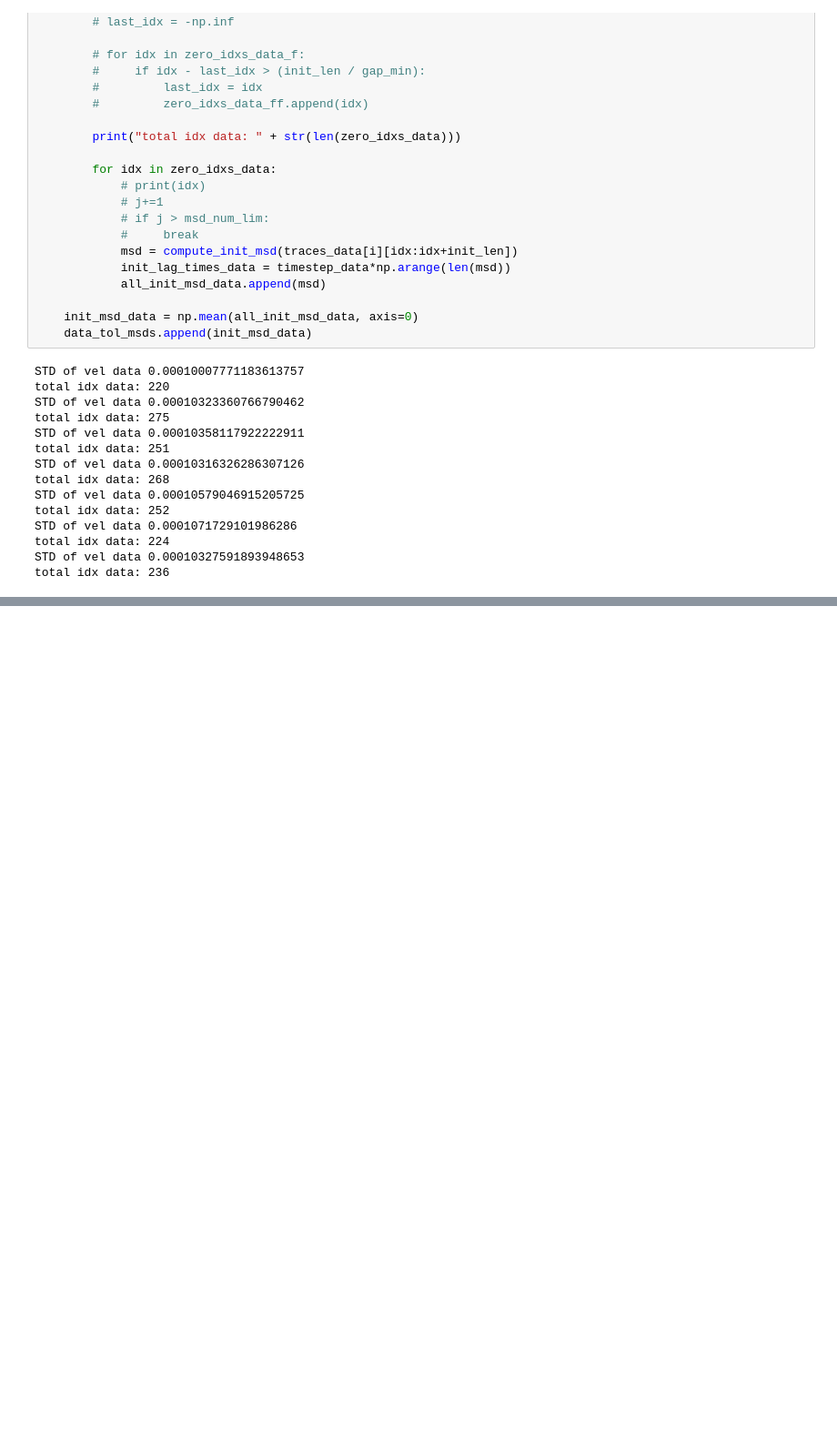
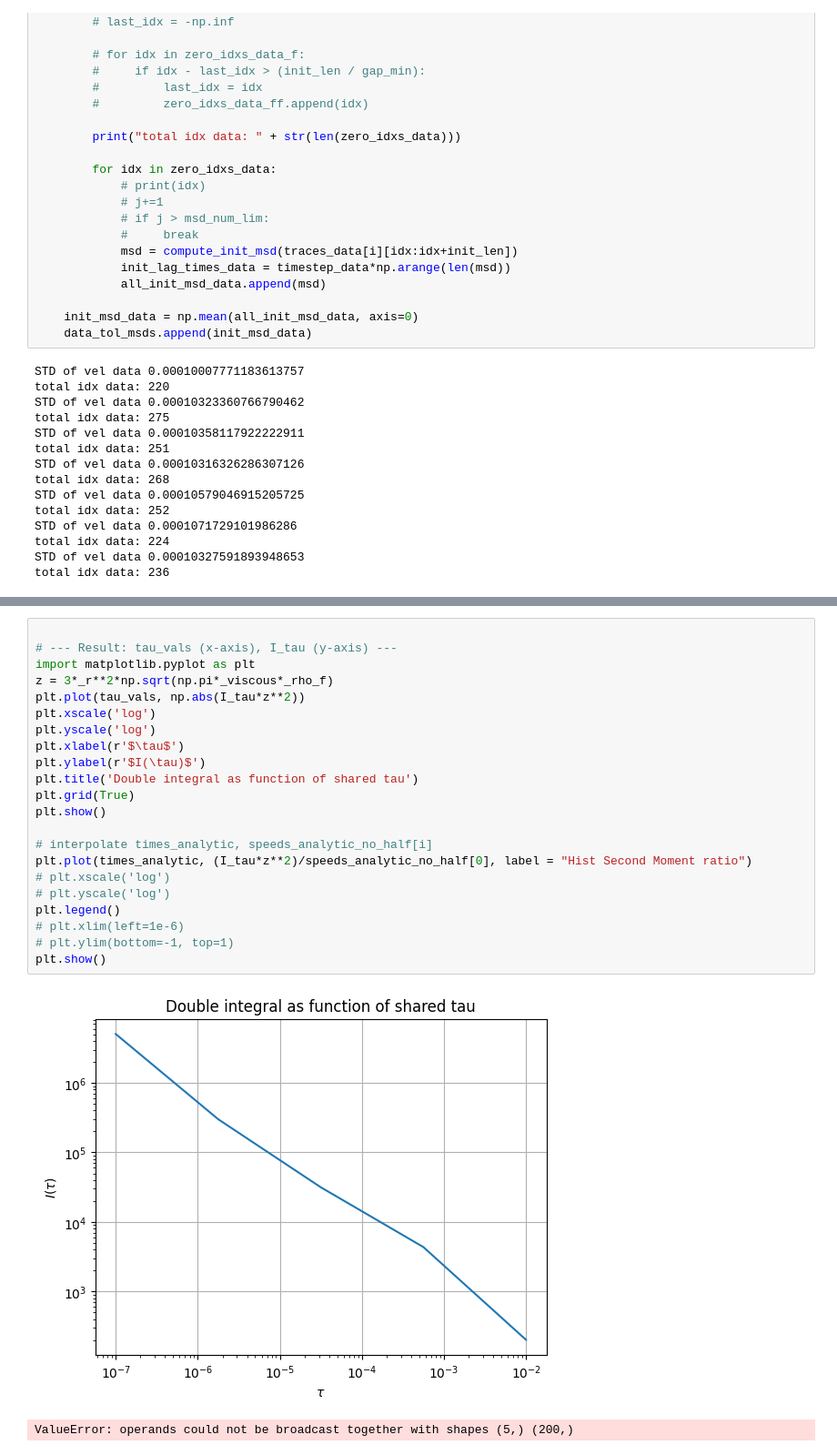
Before and after one commit to mcthumann/Brownian_Data_Analysis, a Jupyter notebook: polished_scripts/Analytical_Simulation_Data_Trio.ipynb, the cells around one changed output, grey strips where cells are left out. Shown at 91% size. Saved outputs shown, nothing was run; the diff lists cells and outputs as text; blank space fills up the shorter version.

```diff
--- a/polished_scripts/Analytical_Simulation_Data_Trio.ipynb
+++ b/polished_scripts/Analytical_Simulation_Data_Trio.ipynb
@@ -773,0 +793,25 @@ plt.show()
+# %%
+
+# --- Result: tau_vals (x-axis), I_tau (y-axis) ---
+import matplotlib.pyplot as plt
+z = 3*_r**2*np.sqrt(np.pi*_viscous*_rho_f)
+plt.plot(tau_vals, np.abs(I_tau*z**2))
+plt.xscale('log')
+plt.yscale('log')
+plt.xlabel(r'$\tau$')
+plt.ylabel(r'$I(\tau)$')
+plt.title('Double integral as function of shared tau')
+plt.grid(True)
+plt.show()
+
+# interpolate times_analytic, speeds_analytic_no_half[i]
+plt.plot(times_analytic, (I_tau*z**2)/speeds_analytic_no_half[0], label = "Hist Second Moment ratio")
+# plt.xscale('log')
+# plt.yscale('log')
+plt.legend()
+# plt.xlim(left=1e-6)
+# plt.ylim(bottom=-1, top=1)
+plt.show()
+# %% [output]
+[figure, added]
+ValueError: operands could not be broadcast together with shapes (5,) (200,)
```
Also changed, not shown: parts of 8 cells of this notebook, 1 other file.
